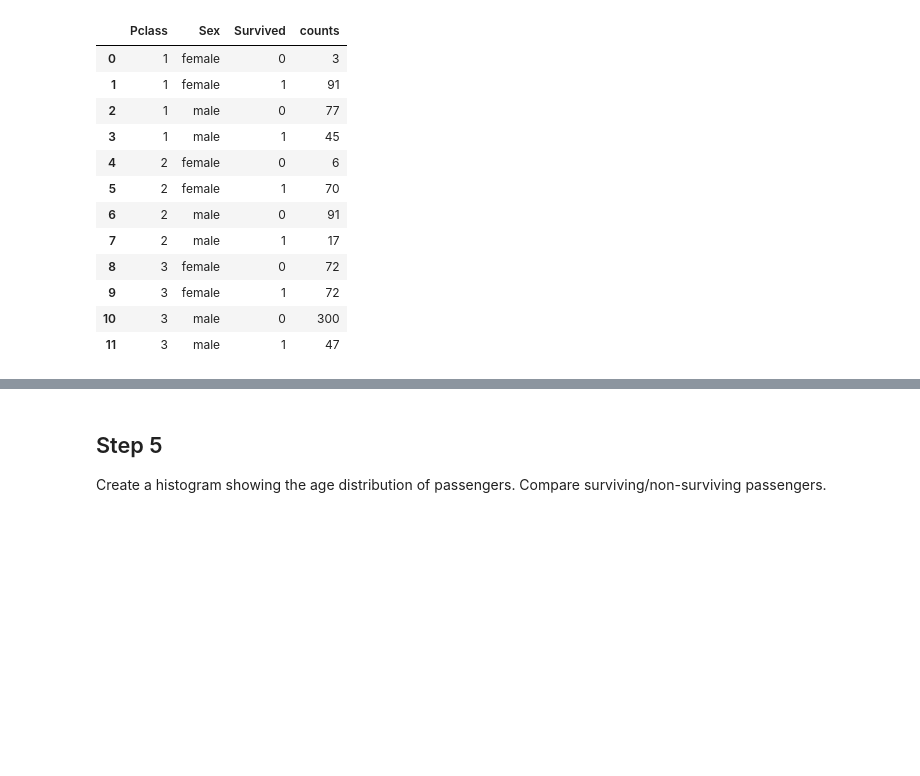
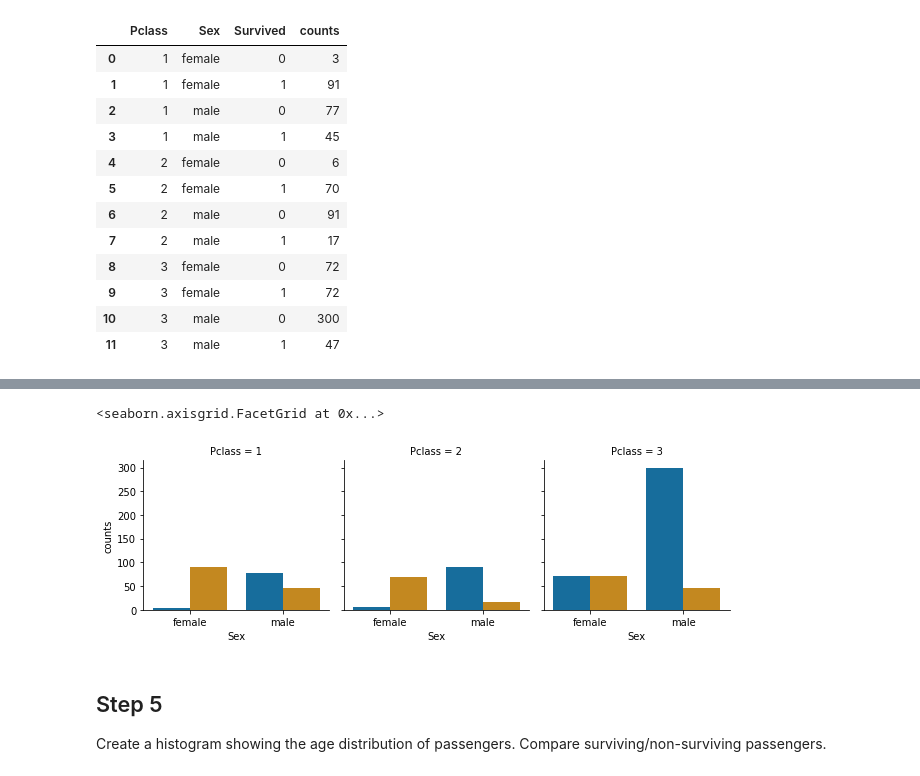
Before and after one commit to the-Hull/p045_spiced_projects, a Jupyter notebook: 02_week/01_exercises/2_ml_exercise.ipynb, the cells around one changed output, grey strips where cells are left out. Drawn from its saved outputs; the diff is of its cells as text; code cells hidden in the pictures; blank space fills up the shorter version.

```diff
--- a/02_week/01_exercises/2_ml_exercise.ipynb
+++ b/02_week/01_exercises/2_ml_exercise.ipynb
@@ -108,3 +109,19 @@ for pc in [1,2,3]:
+# %%
+# Alternative with less clutter
+
+g = sns.FacetGrid(crossdf_sex, col="Pclass",)
+g.map(sns.barplot,
+ 'Sex',
+ 'counts',
+ 'Survived',
+ dodge = True,
+ order = ['female', 'male'],
+ hue_order = [0,1],
+ palette = sns.palettes.color_palette('colorblind', 2)
+)
+# %% [output]
+<seaborn.axisgrid.FacetGrid at 0x...>
+[figure, added]
 # %% [markdown]
 
 ## Step 5
```
Also changed, not shown: parts of 9 cells of this notebook.
